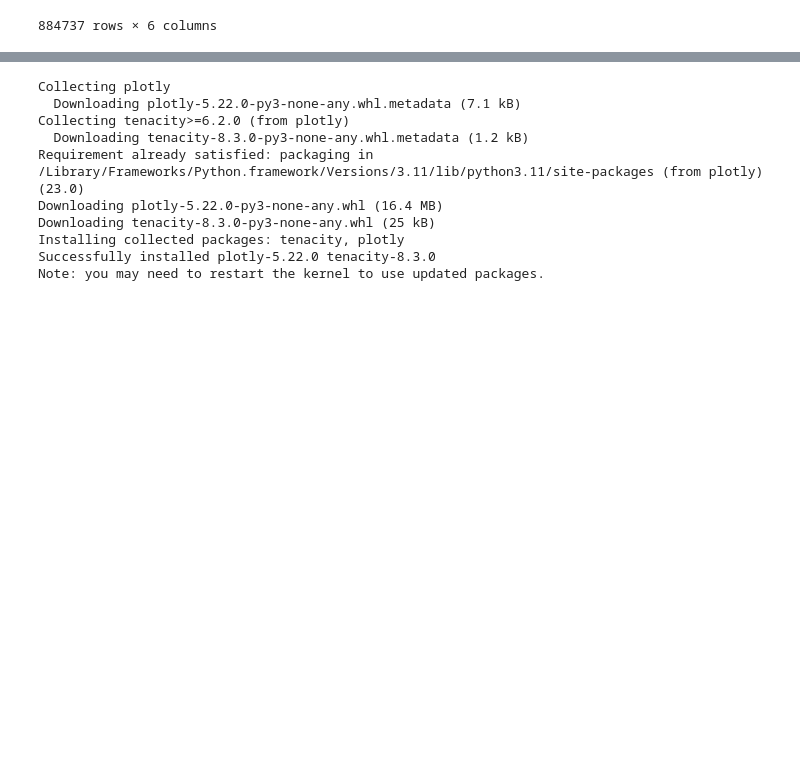
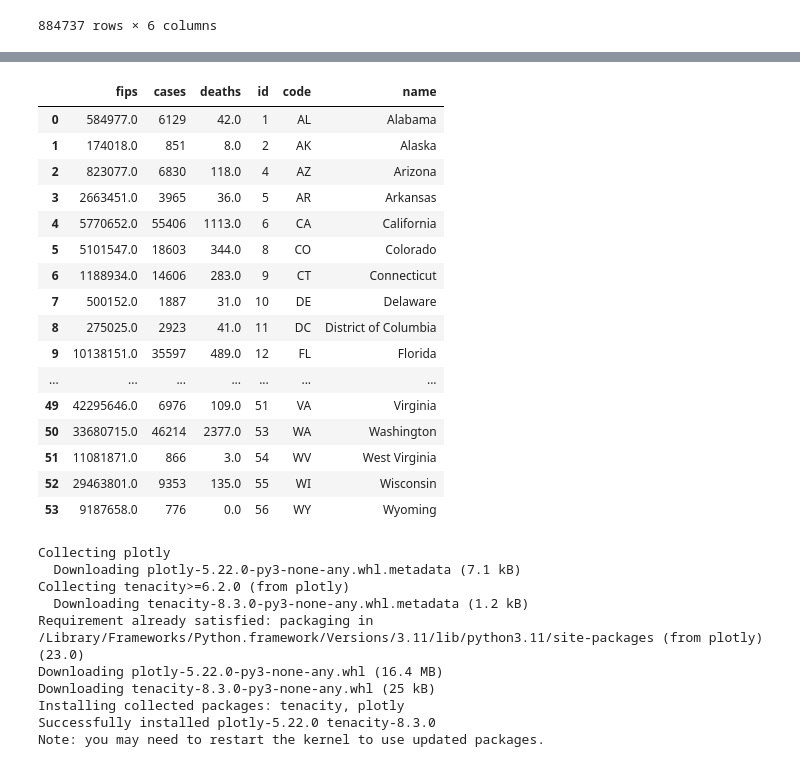
Before and after one commit to Angelinaaaaaaaaaaaa/Covid_prison_visualization, a Jupyter notebook: Untitled.ipynb, the cells around one changed output, grey strips where cells are left out. Drawn from its saved outputs; the diff is of its cells as text; code cells hidden in the pictures; blank space fills up the shorter version.

```diff
--- a/Untitled.ipynb
+++ b/Untitled.ipynb
@@ -33,0 +35,3 @@ data.to_json('202001.json', orient='records')
+# %%
+data_202003 =data[data['date'].str.contains('2020-03')]
+data_202003 = data_202003.groupby('state').sum()
@@ -33,0 +40,3 @@ data.to_json('202001.json', orient='records')
+# %%
+
+data_202003 = data_202003.merge(df, left_on='state', right_on='name')
@@ -33,0 +70,20 @@ data.to_json('202001.json', orient='records')
+# %%
+data_202003
+# %% [output]
+|  | fips | cases | deaths | id | code | name |
+| 0 | 584977.0 | 6129 | 42.0 | 1 | AL | Alabama |
+| 1 | 174018.0 | 851 | 8.0 | 2 | AK | Alaska |
+| 2 | 823077.0 | 6830 | 118.0 | 4 | AZ | Arizona |
+| 3 | 2663451.0 | 3965 | 36.0 | 5 | AR | Arkansas |
+| 4 | 5770652.0 | 55406 | 1113.0 | 6 | CA | California |
+| 5 | 5101547.0 | 18603 | 344.0 | 8 | CO | Colorado |
+| 6 | 1188934.0 | 14606 | 283.0 | 9 | CT | Connecticut |
+| 7 | 500152.0 | 1887 | 31.0 | 10 | DE | Delaware |
+| 8 | 275025.0 | 2923 | 41.0 | 11 | DC | District of Columbia |
+| 9 | 10138151.0 | 35597 | 489.0 | 12 | FL | Florida |
+| ... | ... | ... | ... | ... | ... | ... |
+| 49 | 42295646.0 | 6976 | 109.0 | 51 | VA | Virginia |
+| 50 | 33680715.0 | 46214 | 2377.0 | 53 | WA | Washington |
+| 51 | 11081871.0 | 866 | 3.0 | 54 | WV | West Virginia |
+| 52 | 29463801.0 | 9353 | 135.0 | 55 | WI | Wisconsin |
+| 53 | 9187658.0 | 776 | 0.0 | 56 | WY | Wyoming |
```
Also changed, not shown: parts of 5 cells of this notebook, 7 other files.
